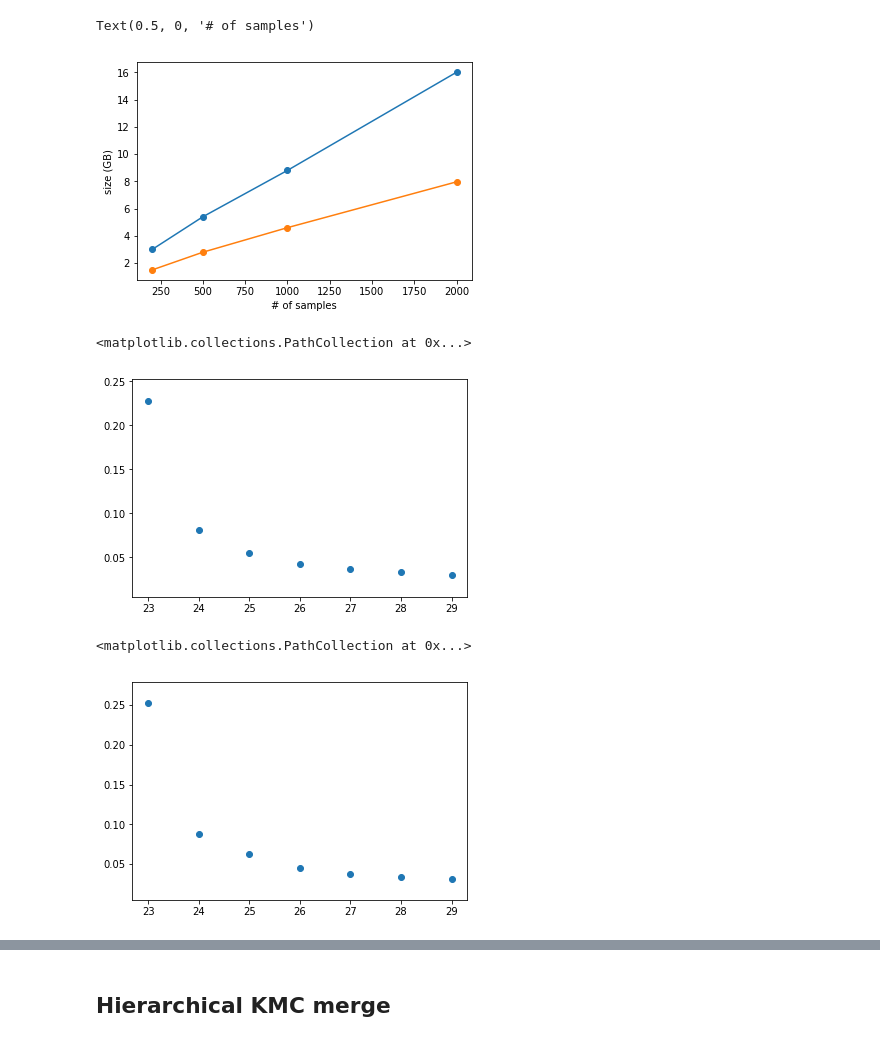
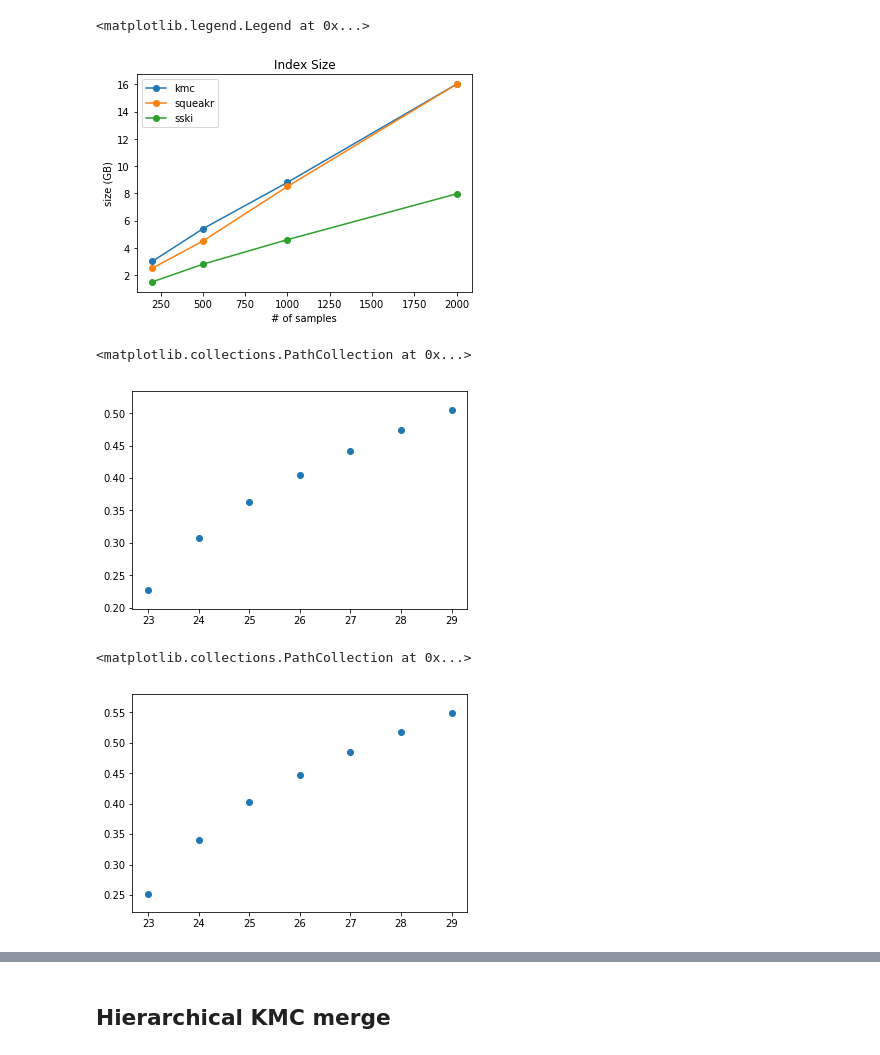
Before and after one commit to fataltes/quickNBs, a Jupyter notebook: sski.ipynb, the cells around one changed output, grey strips where cells are left out. Cells and saved outputs as stored; diff of their text form; code cells hidden in the pictures.

```diff
--- a/sski.ipynb
+++ b/sski.ipynb
@@ -8,36 +8,41 @@ import sys
 import time
 # %%
 kmc=[3, 5.4, 8.8, 16]
+squeakr=[2.5, 4.5, 8.5, 16]
 sski=[1.5, 2.8, 4.6, 7.96]
 plt.plot([200, 500, 1000, 2000], kmc, '-o')
+plt.plot([200, 500, 1000, 2000], squeakr, '-o')
 plt.plot([200, 500, 1000, 2000], sski, '-o')
+plt.title("Index Size")
 plt.ylabel('size (GB)')
 plt.xlabel('# of samples')
+plt.legend(['kmc', 'squeakr', 'sski'])
 # %% [output]
-Text(0.5, 0, '# of samples')
+<matplotlib.legend.Legend at 0x...>
-[figure, old version]
+[figure, new version]
 # %%
 totalContigs=67683501
 d200 = pd.read_csv("/mnt/scratch1/fatemeh/mantis-recomb/tmp200", sep=" ", header=None)
 d200.columns = ['count', 'length']
 limited=d200[d200['length'] < 30]
-limited = limited.sort_values('count')
-limited.head()
-plt.scatter(limited['length'], limited['count']/totalContigs)
+limited = limited.sort_values('count', ascending=False)
+limited['accumCount']=limited['count'].cumsum()
+plt.scatter(limited['length'], limited['accumCount']/totalContigs)
 # %% [output]
 <matplotlib.collections.PathCollection at 0x...>
-[figure, old version]
+[figure, new version]
 # %%
 totalContigs=139749164
 d500 = pd.read_csv("/mnt/scratch1/fatemeh/mantis-recomb/tmp500", sep=" ", header=None)
 d500.columns = ['count', 'length']
 limited=d500[d500['length'] < 30]
-limited = limited.sort_values('count')
+limited = limited.sort_values('count', ascending=False)
+limited['accumCount']=limited['count'].cumsum()
 limited.head()
-plt.scatter(limited['length'], limited['count']/totalContigs)
+plt.scatter(limited['length'], limited['accumCount']/totalContigs)
 # %% [output]
 <matplotlib.collections.PathCollection at 0x...>
-[figure, old version]
+[figure, new version]
 # %%
 totalContigs=244077866
 d1k = pd.read_csv("/mnt/scratch1/fatemeh/mantis-recomb/tmp1k", sep=" ", header=None)
```
Also changed, not shown: parts of 3 cells of this notebook.
